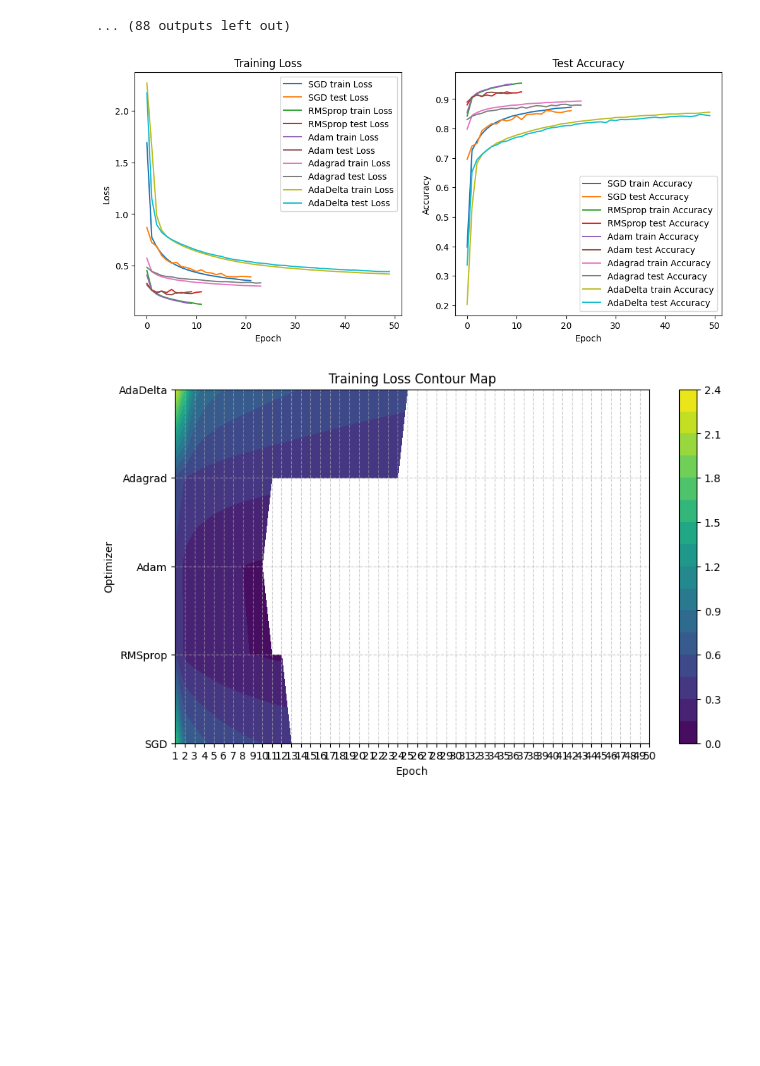
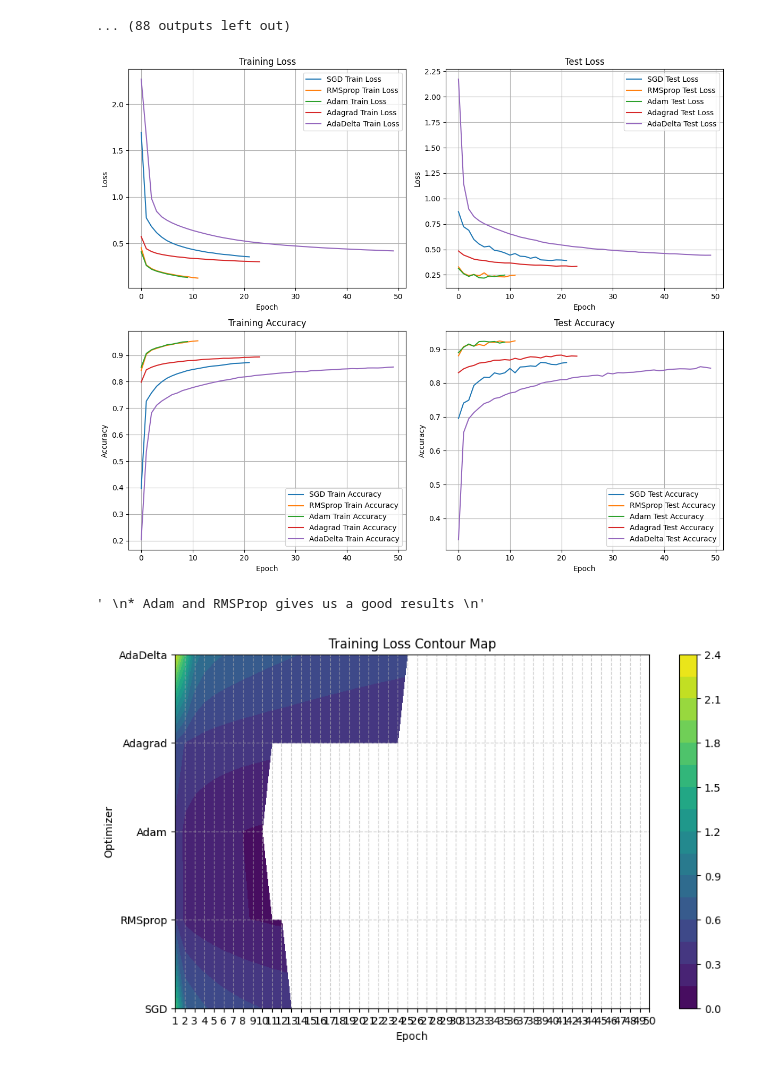
Before and after one commit to nithish-007/Neural_Networks, a Jupyter notebook: benchmarkOptimizers.ipynb, the cells around one changed output. Saved outputs shown, nothing was run; the diff lists cells and outputs as text; code cells hidden in the pictures; blank space fills up the shorter version.

```diff
--- a/benchmarkOptimizers.ipynb
+++ b/benchmarkOptimizers.ipynb
@@ -223,10 +223,12 @@ def train(model:nn.Module,
                "test_loss":[],
                "train_acc":[],
                "test_acc":[],
+               "runtime": None,
                "model": None}
     # Early stopping
     early_stopping = EarlyStopping(patience=5, delta=0.01)
     # loop for training an testing
+    start_time = timer()
     for epoch in tqdm(range(epochs)):
         train_loss, train_acc = train_step(model = model,
                                            dataloader = train_dataloader,
@@ -251,7 +253,11 @@ def train(model:nn.Module,
         if early_stopping.early_stop:
             print("Early stopping")
             break
+    end_time = timer()
 
+    results["runtime"] = f"{end_time - start_time:.3f} seconds"
+
+    # load the best model for this optimizer
     results["model"] = early_stopping.load_best_model(model)
     return results
 # %%
@@ -305,33 +304,62 @@ epochs: 10 | train_loss: 0.447788104112943 | train_acc: 0.8416833333333333 | tes
 epochs: 11 | train_loss: 0.43450991504589714 | train_acc: 0.8456833333333333 | test_loss: 0.4441271722316742 | test_acc: 0.8428514376996805
 ... (88 outputs left out)
 # %%
-# Step 5: Visualize Results
-plt.figure(figsize=(12, 5))
+plt.figure(figsize=(12, 10))
 
 # Plot training loss
-plt.subplot(1, 2, 1)
+plt.subplot(2, 2, 1)
 for opt_name, result in opt_results.items():
-    plt.plot(result['train_loss'], label=f"{opt_name} train Loss")
-    plt.plot(result["test_loss"], label = f"{opt_name} test Loss")
+    plt.plot(result['train_loss'], label=f"{opt_name} Train Loss")
 plt.title("Training Loss")
 plt.xlabel("Epoch")
 plt.ylabel("Loss")
 plt.legend()
+plt.grid(True)
+
+# Plot test loss
+plt.subplot(2, 2, 2)
+for opt_name, result in opt_results.items():
+    plt.plot(result["test_loss"], label=f"{opt_name} Test Loss")
+plt.title("Test Loss")
+plt.xlabel("Epoch")
+plt.ylabel("Loss")
+plt.legend()
+plt.grid(True)
+
+# Plot training accuracy
+plt.subplot(2, 2, 3)
+for opt_name, result in opt_results.items():
+    plt.plot(result['train_acc'], label=f"{opt_name} Train Accuracy")
+plt.title("Training Accuracy")
+plt.xlabel("Epoch")
+plt.ylabel("Accuracy")
+plt.legend()
+plt.grid(True)
 
 # Plot test accuracy
-plt.subplot(1, 2, 2)
+plt.subplot(2, 2, 4)
 for opt_name, result in opt_results.items():
-    plt.plot(result['train_acc'], label=f"{opt_name} train Accuracy")
-    plt.plot(result['test_acc'], label=f"{opt_name} test Accuracy")
-
+    plt.plot(result['test_acc'], label=f"{opt_name} Test Accuracy")
 plt.title("Test Accuracy")
 plt.xlabel("Epoch")
 plt.ylabel("Accuracy")
 plt.legend()
+plt.grid(True)
 
+plt.tight_layout()
 plt.show()
+
+
+for opt_name, result in opt_results.items():
+    print(f"Runtime of {opt_name}: {result["runtime"]}")
 # %% [output]
-[figure, old version]
+[figure, new version]
+# %%
+"""
+* Adam and RMSProp gives us a good results
+"""
+# %% [output]
+' \n* Adam and RMSProp gives us a good results \n'
 # %%
 import numpy as np
 import matplotlib.pyplot as plt
```
Also changed, not shown: parts of 2 cells of this notebook.
